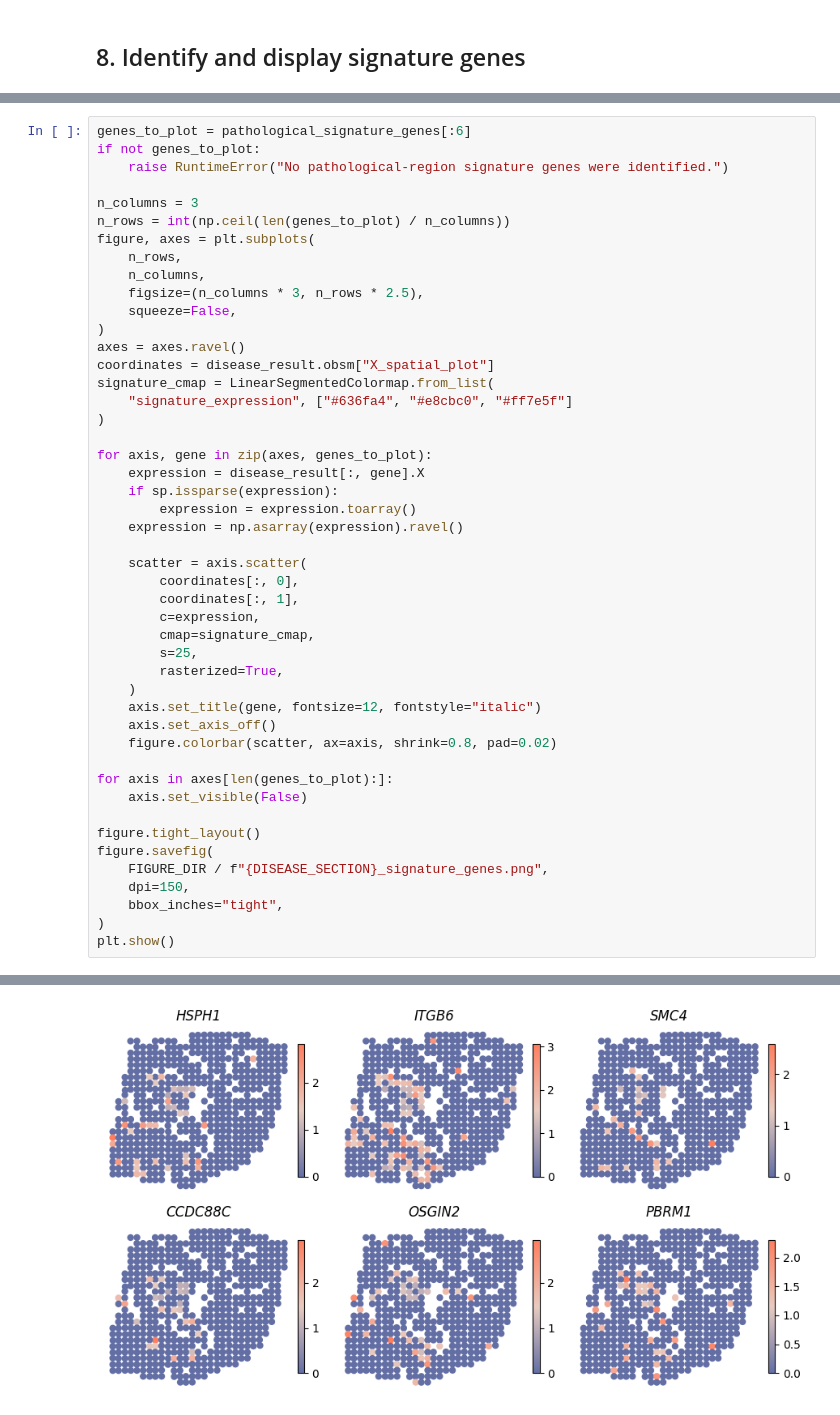
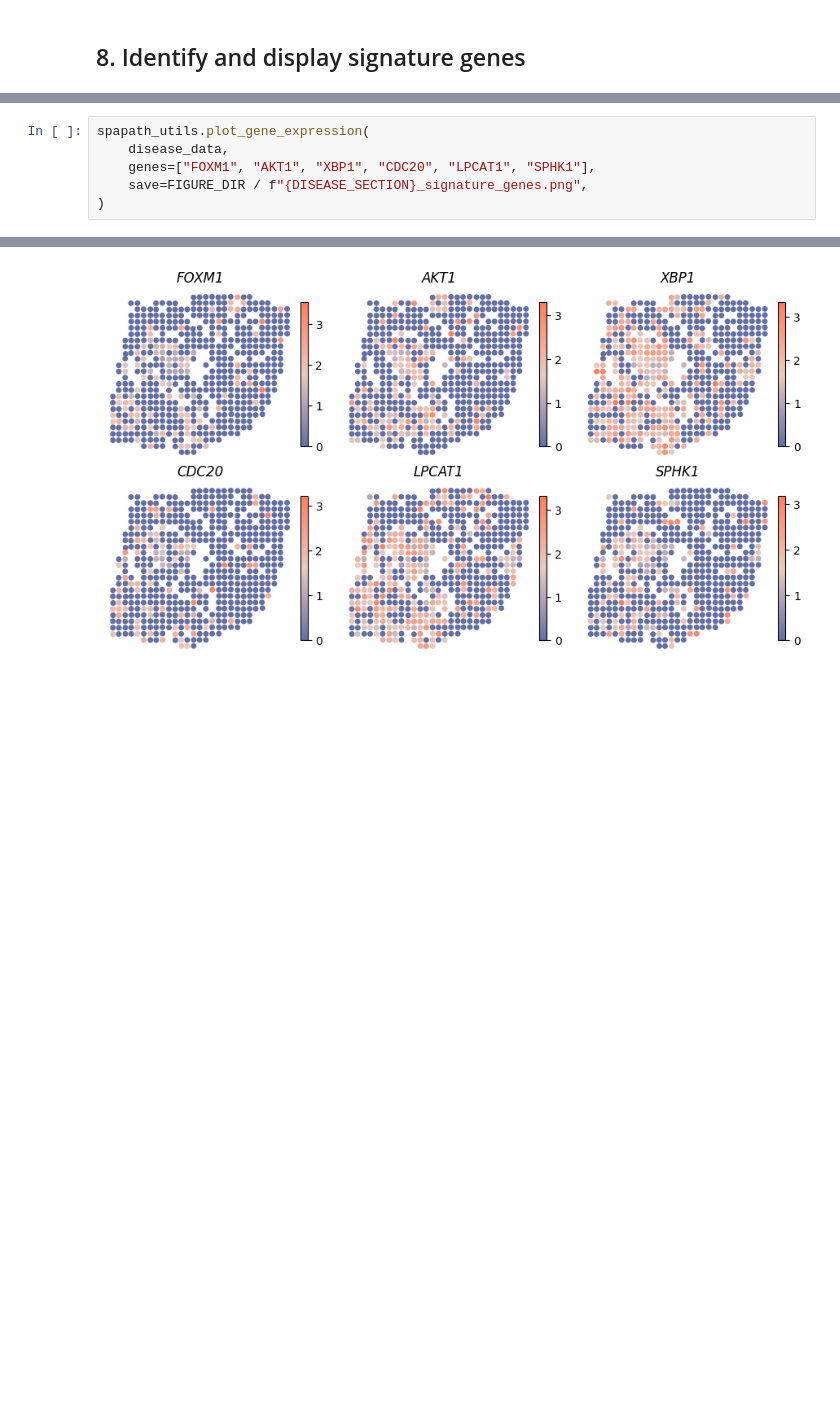
Before and after one commit to edawu11/SpaPath, a Jupyter notebook: notebook/BC.ipynb, the cells around one changed output, grey strips where cells are left out. Cells and saved outputs as stored; diff of their text form; blank space fills up the shorter version.

Commit message:
Refine visualization and signature gene workflow

```diff
--- a/notebook/BC.ipynb
+++ b/notebook/BC.ipynb
@@ -255,48 +210,7 @@ display(signature_table.head(20))
 # %%
-genes_to_plot = pathological_signature_genes[:6]
-if not genes_to_plot:
-    raise RuntimeError("No pathological-region signature genes were identified.")
-
-n_columns = 3
-n_rows = int(np.ceil(len(genes_to_plot) / n_columns))
-figure, axes = plt.subplots(
-    n_rows,
-    n_columns,
-    figsize=(n_columns * 3, n_rows * 2.5),
-    squeeze=False,
+spapath_utils.plot_gene_expression(
+    disease_data,
+    genes=["FOXM1", "AKT1", "XBP1", "CDC20", "LPCAT1", "SPHK1"],
+    save=FIGURE_DIR / f"{DISEASE_SECTION}_signature_genes.png",
 )
-axes = axes.ravel()
-coordinates = disease_result.obsm["X_spatial_plot"]
-signature_cmap = LinearSegmentedColormap.from_list(
-    "signature_expression", ["#636fa4", "#e8cbc0", "#ff7e5f"]
-)
-
-for axis, gene in zip(axes, genes_to_plot):
-    expression = disease_result[:, gene].X
-    if sp.issparse(expression):
-        expression = expression.toarray()
-    expression = np.asarray(expression).ravel()
-
-    scatter = axis.scatter(
-        coordinates[:, 0],
-        coordinates[:, 1],
-        c=expression,
-        cmap=signature_cmap,
-        s=25,
-        rasterized=True,
-    )
-    axis.set_title(gene, fontsize=12, fontstyle="italic")
-    axis.set_axis_off()
-    figure.colorbar(scatter, ax=axis, shrink=0.8, pad=0.02)
-
-for axis in axes[len(genes_to_plot):]:
-    axis.set_visible(False)
-
-figure.tight_layout()
-figure.savefig(
-    FIGURE_DIR / f"{DISEASE_SECTION}_signature_genes.png",
-    dpi=150,
-    bbox_inches="tight",
-)
-plt.show()
 # %% [output]
@@ -303 +218 @@ plt.show()
-[figure, old version]
+[figure, new version]
```
Also changed, not shown: parts of 6 cells of this notebook, 1 other file.
